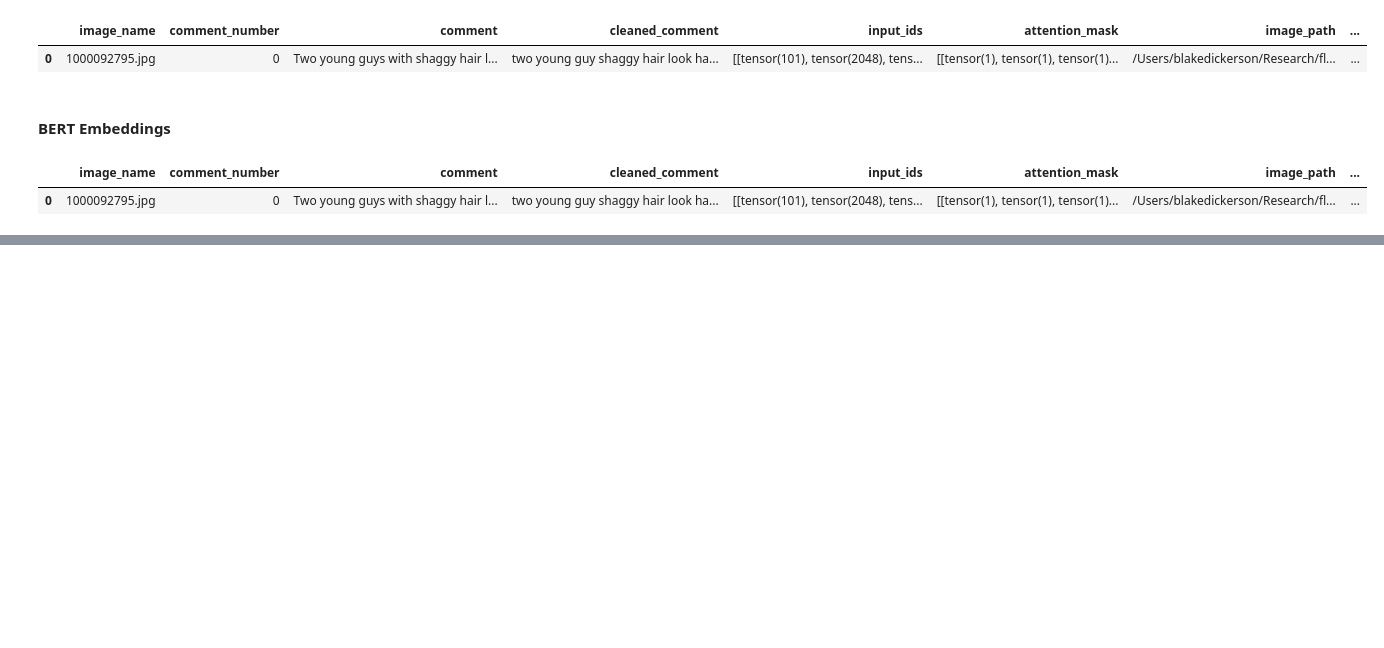
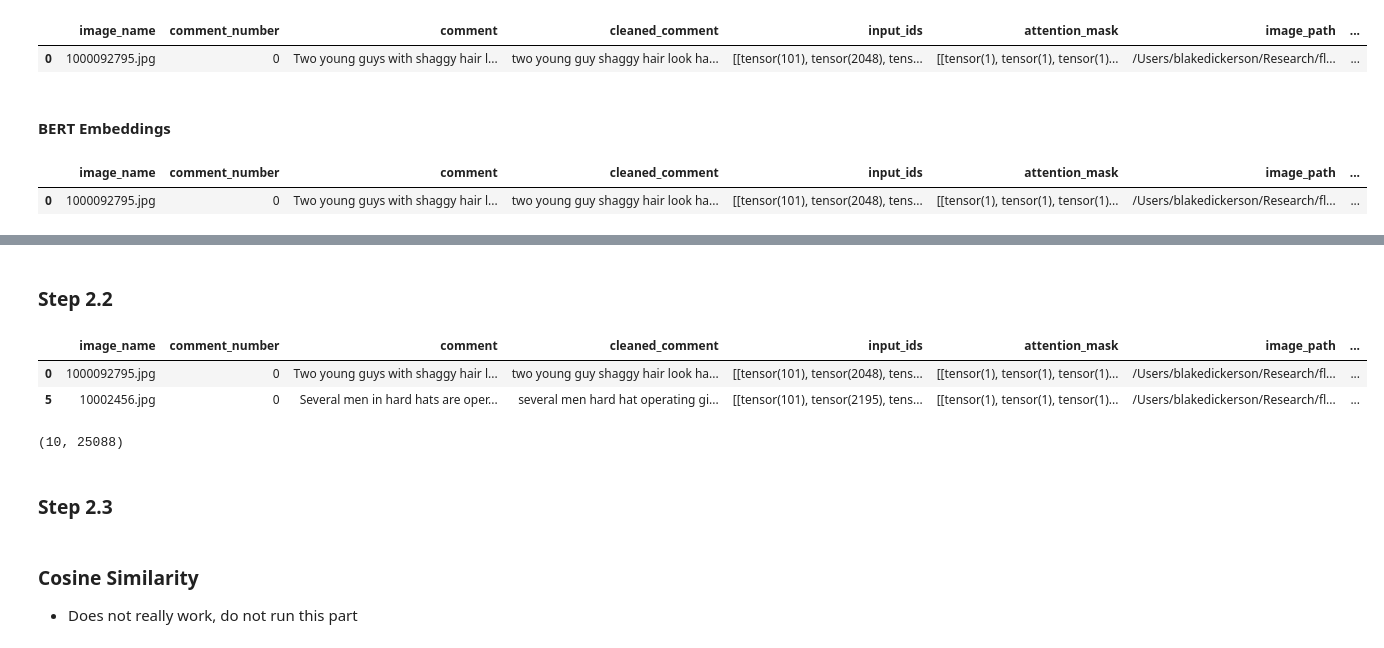
Before and after one commit to blake2703/image-text-retrieval, a Jupyter notebook: Unsupervised entity alignment for text-image retrieval.ipynb, the cells around one changed output, grey strips where cells are left out. Drawn from its saved outputs; the diff is of its cells as text; code cells hidden in the pictures; blank space fills up the shorter version.

```diff
--- a/Unsupervised entity alignment for text-image retrieval.ipynb
+++ b/Unsupervised entity alignment for text-image retrieval.ipynb
@@ -274,0 +305,20 @@ data_copy.head(1)
+# %% [markdown]
+### Step 2.2
+# %%
+test_no_duplicates = test.drop_duplicates(subset=['image_name'])
+test_no_duplicates.head(2)
+# %% [output]
+|  | image_name | comment_number | comment | cleaned_comment | input_ids | attention_mask | image_path | ... |
+| 0 | 1000092795.jpg | 0 | Two young guys with shaggy hair l... | two young guy shaggy hair look ha... | [[tensor(101), tensor(2048), tens... | [[tensor(1), tensor(1), tensor(1)... | /Users/blakedickerson/Research/fl... | ... |
+| 5 | 10002456.jpg | 0 | Several men in hard hats are oper... | several men hard hat operating gi... | [[tensor(101), tensor(2195), tens... | [[tensor(1), tensor(1), tensor(1)... | /Users/blakedickerson/Research/fl... | ... |
+# %%
+vgg_embedding_arrays = test_no_duplicates['vgg16_embeddings'].apply(lambda x: np.array(x).flatten())
+vgg_embedding_arrays = np.array(vgg_embedding_arrays.tolist())
+vgg_embedding_arrays.shape
+# %% [output]
+(10, 25088)
+# %% [markdown]
+### Step 2.3
+# %% [markdown]
+### Cosine Similarity
+- Does not really work, do not run this part
```
Also changed, not shown: parts of 32 cells of this notebook.
